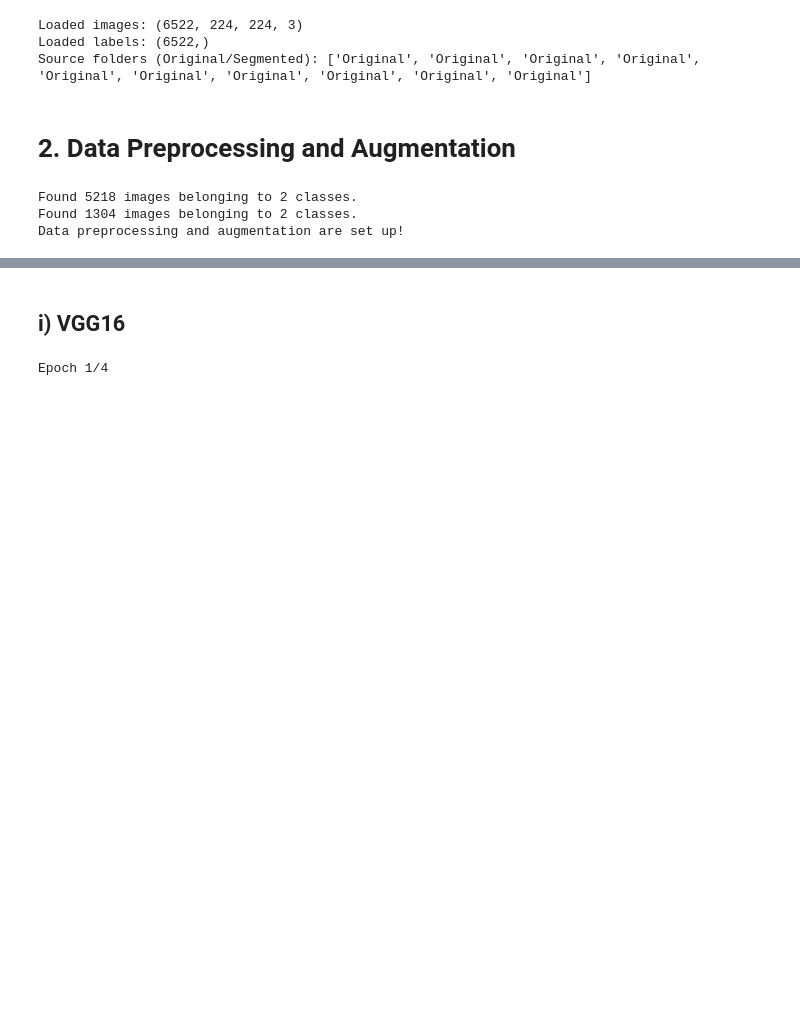
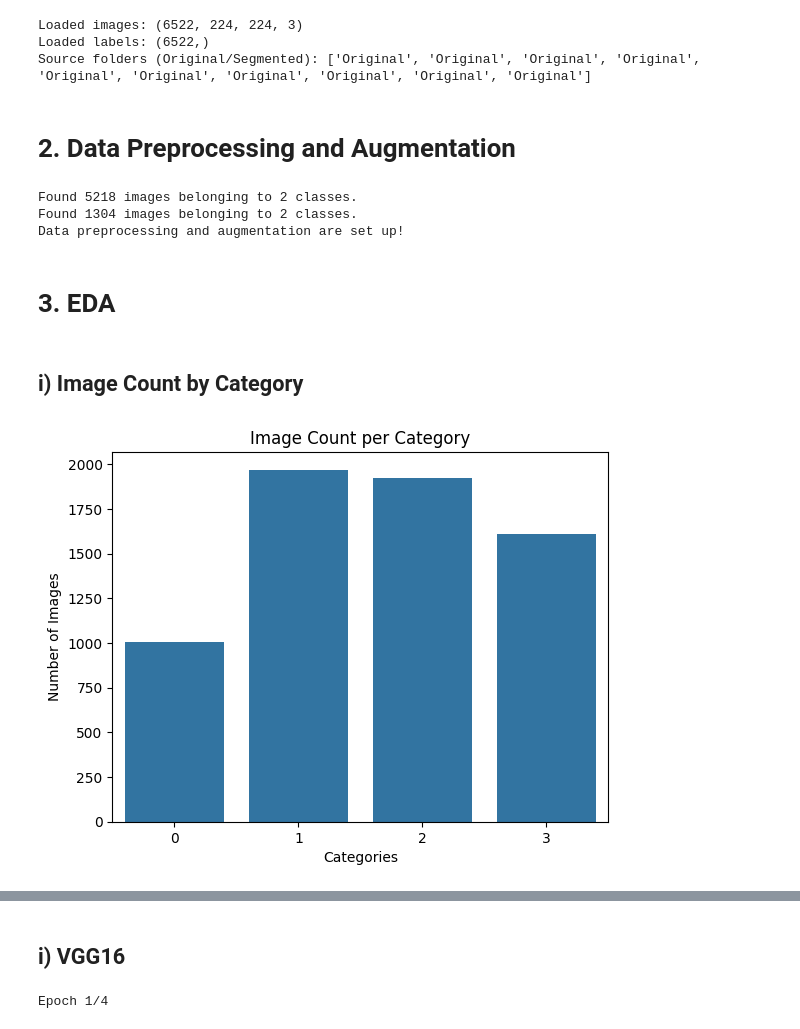
Before and after one commit to KaurSukhvinder/Leukemia-Detection-using-DL-, a Jupyter notebook: Leukemia(BloodCancer)_Detection.ipynb, the cells around one changed output, grey strips where cells are left out. Saved outputs shown, nothing was run; the diff lists cells and outputs as text; code cells hidden in the pictures; blank space fills up the shorter version.

```diff
--- a/Leukemia(BloodCancer)_Detection.ipynb
+++ b/Leukemia(BloodCancer)_Detection.ipynb
@@ -165,3 +165,21 @@ print("Data preprocessing and augmentation are set up!")
 Found 5218 images belonging to 2 classes.
 Found 1304 images belonging to 2 classes.
 Data preprocessing and augmentation are set up!
+# %% [markdown]
+# 3. EDA
+# %% [markdown]
+## i) Image Count by Category
+# %%
+import matplotlib.pyplot as plt
+import seaborn as sns
+from collections import Counter
+
+# Count the number of images per label
+label_counts = Counter(labels)
+sns.barplot(x=list(label_counts.keys()), y=list(label_counts.values()))
+plt.xlabel("Categories")
+plt.ylabel("Number of Images")
+plt.title("Image Count per Category")
+plt.show()
+# %% [output]
+[figure, added]
```
Also changed, not shown: parts of 29 cells of this notebook.
